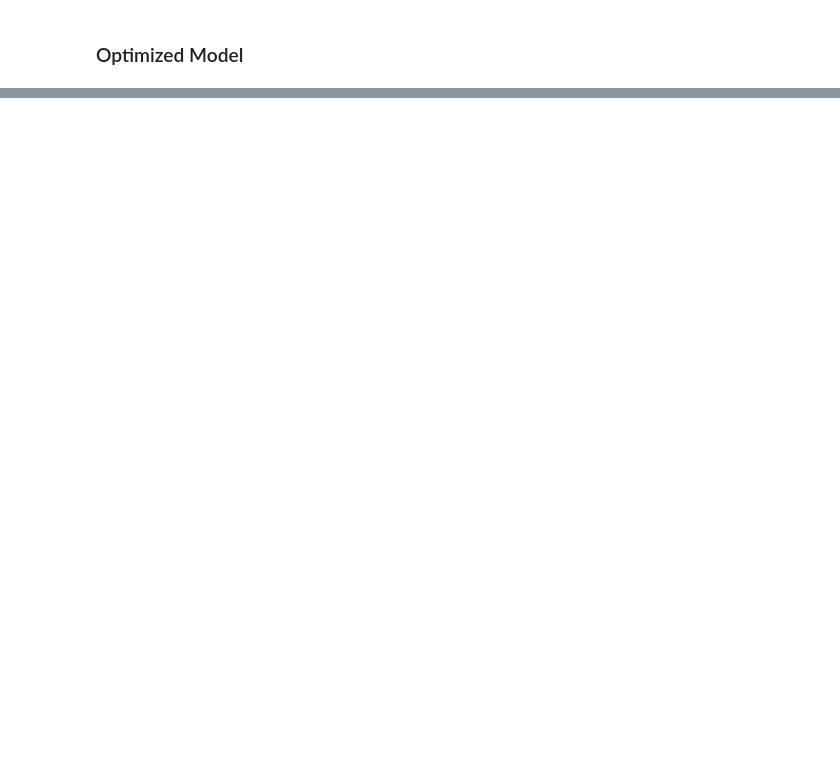
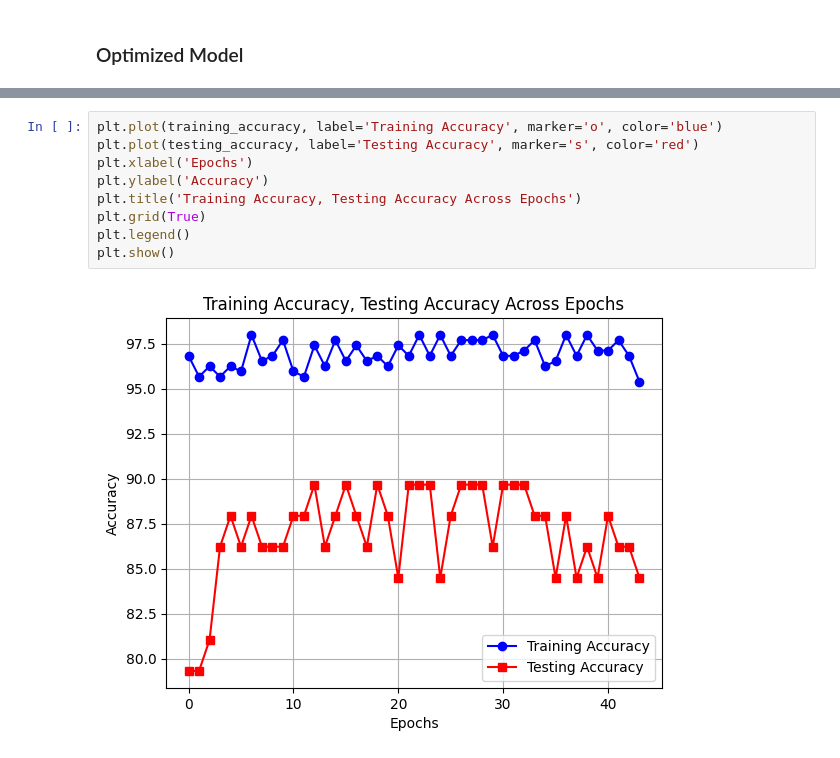
Before and after one commit to alyanifr/MLP_WOA7015, a Jupyter notebook: MLP.ipynb, the cells around one changed output, grey strips where cells are left out. Cells and saved outputs as stored; diff of their text form; blank space fills up the shorter version.

```diff
--- a/MLP.ipynb
+++ b/MLP.ipynb
@@ -512,0 +560,11 @@ train_optimized_model(lr=0.05, reg=0.001)
+# %%
+plt.plot(training_accuracy, label='Training Accuracy', marker='o', color='blue')
+plt.plot(testing_accuracy, label='Testing Accuracy', marker='s', color='red')
+plt.xlabel('Epochs')
+plt.ylabel('Accuracy')
+plt.title('Training Accuracy, Testing Accuracy Across Epochs')
+plt.grid(True)
+plt.legend()
+plt.show()
+# %% [output]
+[figure, added]
```
Also changed, not shown: parts of 26 cells of this notebook.
